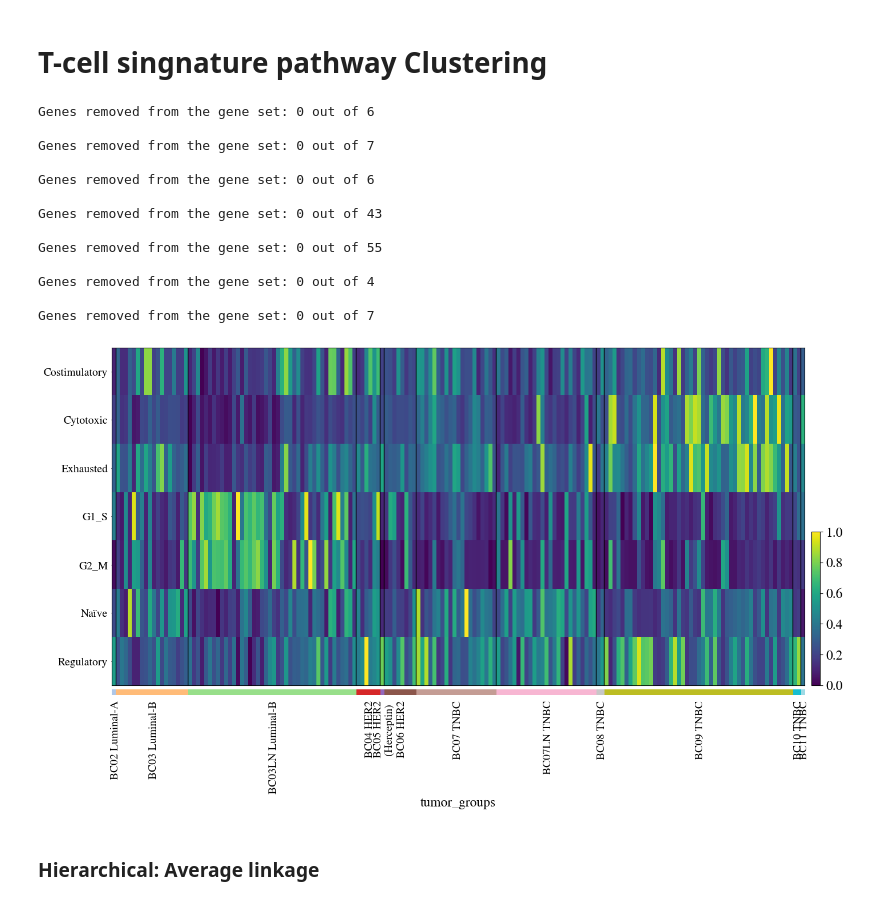
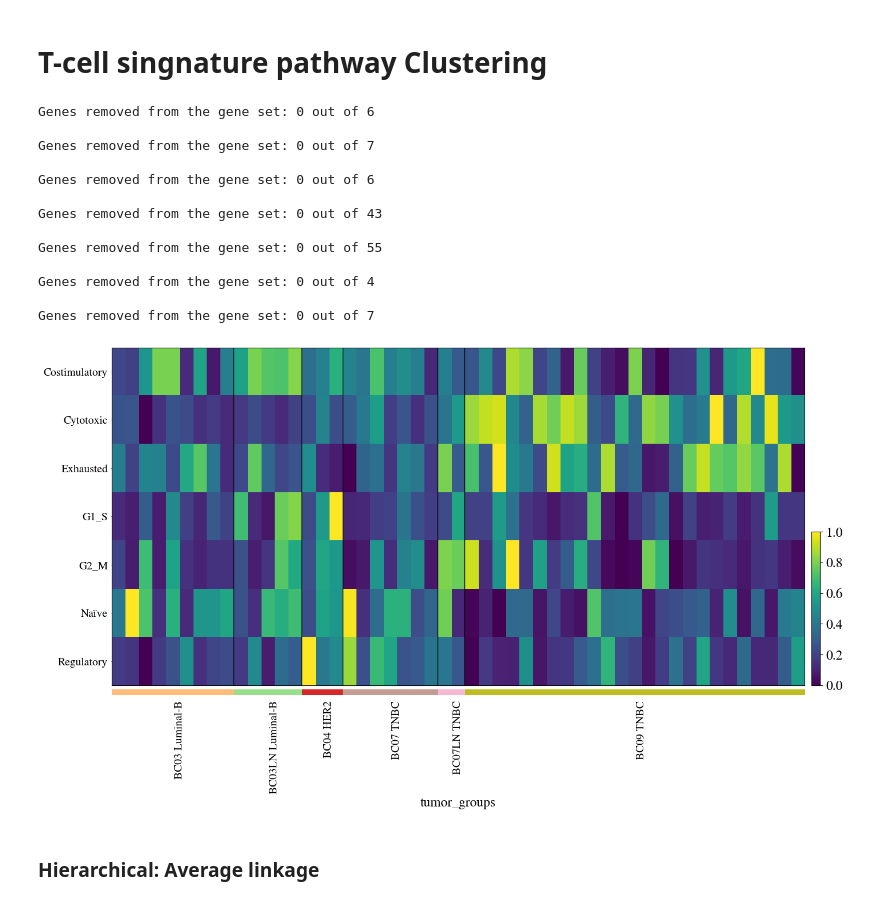
Before and after one commit to KyriakosPsa/BreastCancer-SingleCell, a Jupyter notebook: immunecellanalysis.ipynb, the cells around one changed output. Saved outputs shown, nothing was run; the diff lists cells and outputs as text; code cells hidden in the pictures.

```diff
--- a/immunecellanalysis.ipynb
+++ b/immunecellanalysis.ipynb
@@ -96,34 +88,38 @@ adata_tcells = adata[adata.obs['Ground cell type']=='Tcell'].copy()
 # %%
+total_genes=[]
 gene_sets = buildGeneset('Genesets/Tcells/',adata)
 for key in gene_sets.keys():
+  total_genes = total_genes + list(gene_sets[key])
   # For single cell data
   sc.tl.score_genes(adata,gene_sets[key],score_name = key)
 
+adata_tcells = adata[adata.obs['Ground cell type']=='Tcell', total_genes]
+
 # Plot scingle cell data
 sc.pl.heatmap(
-    adata,
+    adata_tcells,
     var_names=list(gene_sets.keys()),
     groupby="tumor_groups",
     swap_axes=True,
     standard_scale='var',
     vmin=0,
     vmax=1,
     figsize=(16, 8)
 )
 # %% [output]
 Genes removed from the gene set: 0 out of 6
 
 Genes removed from the gene set: 0 out of 7
 
 Genes removed from the gene set: 0 out of 6
 
 Genes removed from the gene set: 0 out of 43
 
 Genes removed from the gene set: 0 out of 55
 
 Genes removed from the gene set: 0 out of 4
 
 Genes removed from the gene set: 0 out of 7
-[figure, old version]
+[figure, new version]
 # %% [markdown]
 ### **Hierarchical: Average linkage**
```
Also changed, not shown: parts of 19 cells of this notebook.
